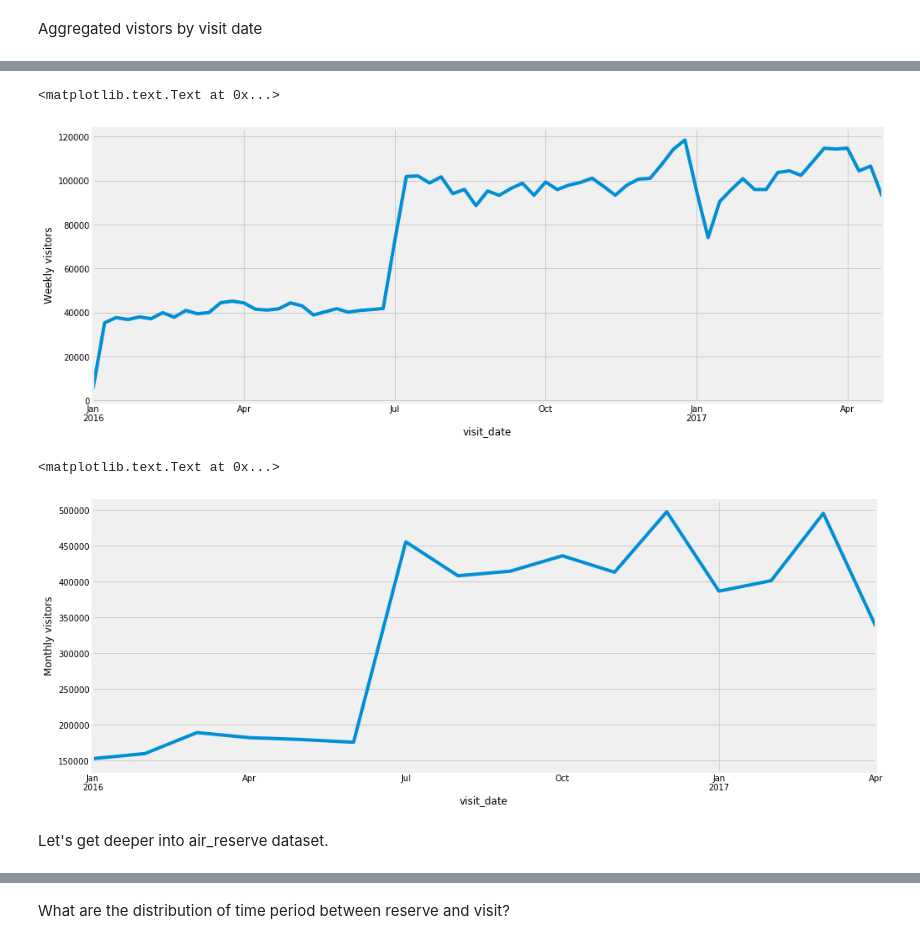
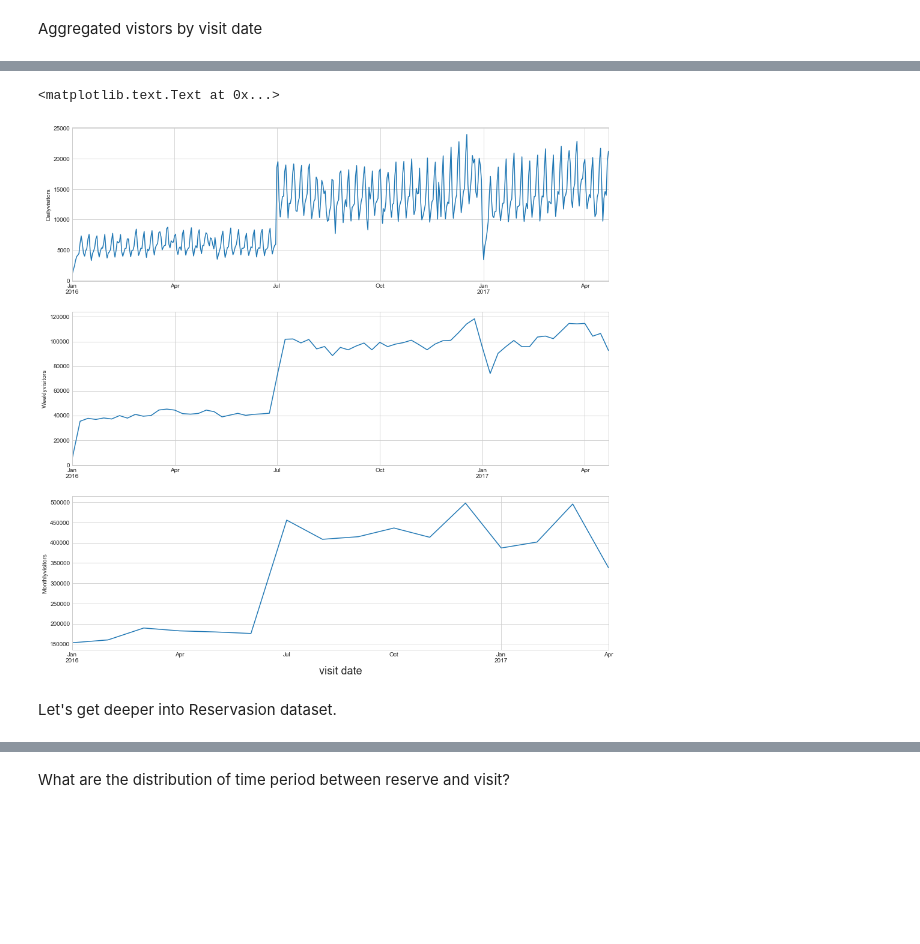
Before and after one commit to yiqingyang75/Kaggle-Restaurant-Visitor-Forecasting, a Jupyter notebook: py/Recruit Restaurant Visitor Forecasting.ipynb, the cells around one changed output, grey strips where cells are left out. Cells and saved outputs as stored; diff of their text form; code cells hidden in the pictures; blank space fills up the shorter version.

```diff
--- a/py/Recruit Restaurant Visitor Forecasting.ipynb
+++ b/py/Recruit Restaurant Visitor Forecasting.ipynb
@@ -92,14 +88,13 @@ plt.ylabel('Daily visitors')
-# %%
-air_visit_data.groupby('visit_date')['visitors'].sum().resample('W').sum().plot()
-plt.ylabel('Weekly visitors')
-# %% [output]
-<matplotlib.text.Text at 0x...>
-[figure, removed]
-# %%
-air_visit_data.groupby('visit_date')['visitors'].sum().resample('M').sum().plot()
-plt.ylabel('Monthly visitors')
-# %% [output]
-<matplotlib.text.Text at 0x...>
-[figure, removed]
+# %%
+fig,ax = plt.subplots(3,1, figsize = (16,16))
+Fre = ["Daily", "Weekly", "Monthly"]
+
+for i,fre in enumerate(["D","W","M"]):
+    air_visit_data.groupby('visit_date')['visitors'].sum().resample(fre).sum().plot(ax = ax[i])
+    ax[i].set(ylabel = (Fre[i] + 'visitors'), xlabel = "")
+plt.xlabel('visit date', fontsize = 18)
+# %% [output]
+<matplotlib.text.Text at 0x...>
+[figure, added]
 # %% [markdown]
-Let's get deeper into air_reserve dataset.
+Let's get deeper into Reservasion dataset.
```
Also changed, not shown: parts of 22 cells of this notebook.
